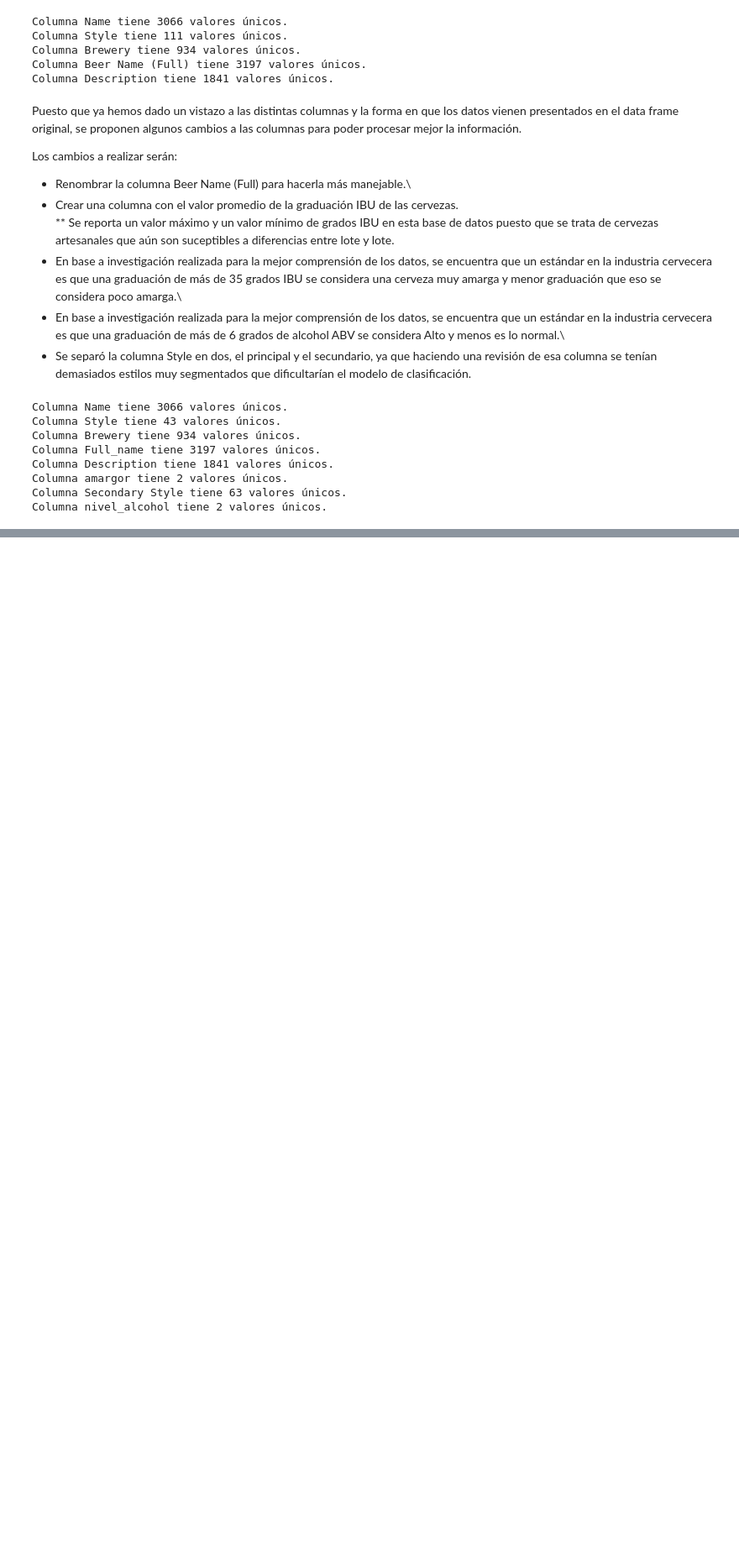
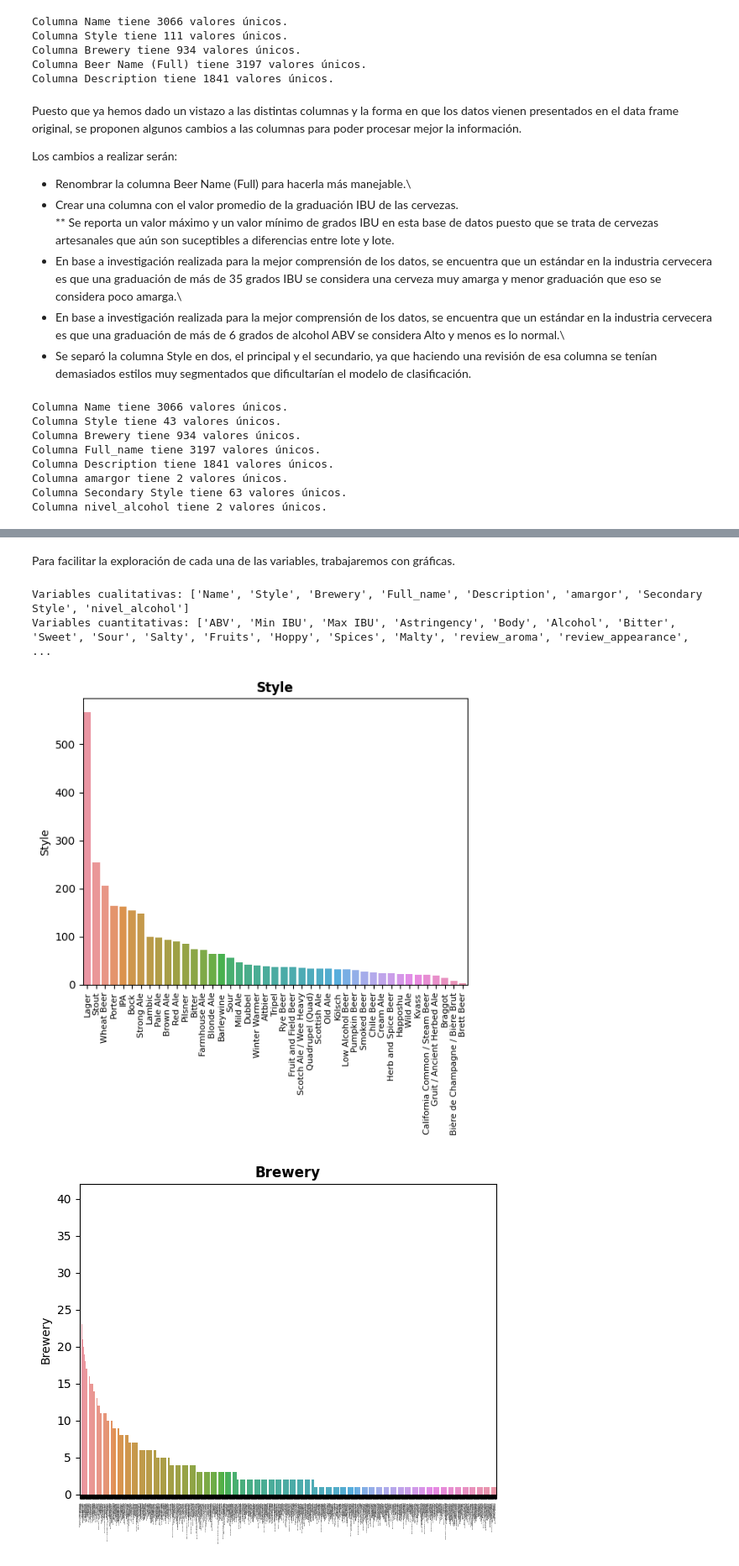
Before and after one commit to JMRRT1992/Coderhouse, a Jupyter notebook: Proyecto/Entrega 10/Desafio_AlgoritmoML_MVP_ReyesRetanaT.ipynb, the cells around one changed output, grey strips where cells are left out. Shown at 84% size. Saved outputs shown, nothing was run; the diff lists cells and outputs as text; code cells hidden in the pictures; blank space fills up the shorter version.

```diff
--- a/Proyecto/Entrega 10/Desafio_AlgoritmoML_MVP_ReyesRetanaT.ipynb
+++ b/Proyecto/Entrega 10/Desafio_AlgoritmoML_MVP_ReyesRetanaT.ipynb
@@ -277,0 +280,42 @@ Vemos como pasamos de 111 estilos distintos a solo 43, así como la clasificaci
+# %% [markdown]
+Para facilitar la exploración de cada una de las variables, trabajaremos con gráficas.
+# %%
+# Creamos un DF para variables cualitativas y otro para cuantitativas:
+cual = []
+cuan = []
+
+for col in wrk_df.columns:
+    if wrk_df[col].dtype == "object":
+        cual.append(col)
+    else:
+        cuan.append(col)
+
+cual_df = wrk_df[cual]
+cuan_df = wrk_df[cuan]
+
+print(f"Variables cualitativas: {cual}")
+print(f"Variables cuantitativas: {cuan}")
+# %% [output]
+Variables cualitativas: ['Name', 'Style', 'Brewery', 'Full_name', 'Description', 'amargor', 'Secondary Style', 'nivel_alcohol']
+Variables cuantitativas: ['ABV', 'Min IBU', 'Max IBU', 'Astringency', 'Body', 'Alcohol', 'Bitter', 'Sweet', 'Sour', 'Salty', 'Fruits', 'Hoppy', 'Spices', 'Malty', 'review_aroma', 'review_appearance',  ...
+# %%
+# Realizamos gráficos de barras para cada una de las variables cualitativas:
+# Columnas que no interesan:
+no_graf = ["Name", "Full_name", "Description"]
+# Se hace un gráfico por cada columna:
+for col in cual_df.columns:
+    if col not in no_graf:
+        conteo = cual_df[col].value_counts()
+        sns.barplot(x=conteo.index, y=conteo)
+        plt.title(col)
+        if col == "Brewery":
+            plt.xticks(rotation=90, fontsize = .5)
+
+        else:
+            plt.xticks(rotation=90, fontsize = 8)
+
+        # Mostrar el gráfico:
+        plt.show()
+# %% [output]
+[figure, added]
+[figure, added]
```
Also changed, not shown: parts of 31 cells of this notebook.
